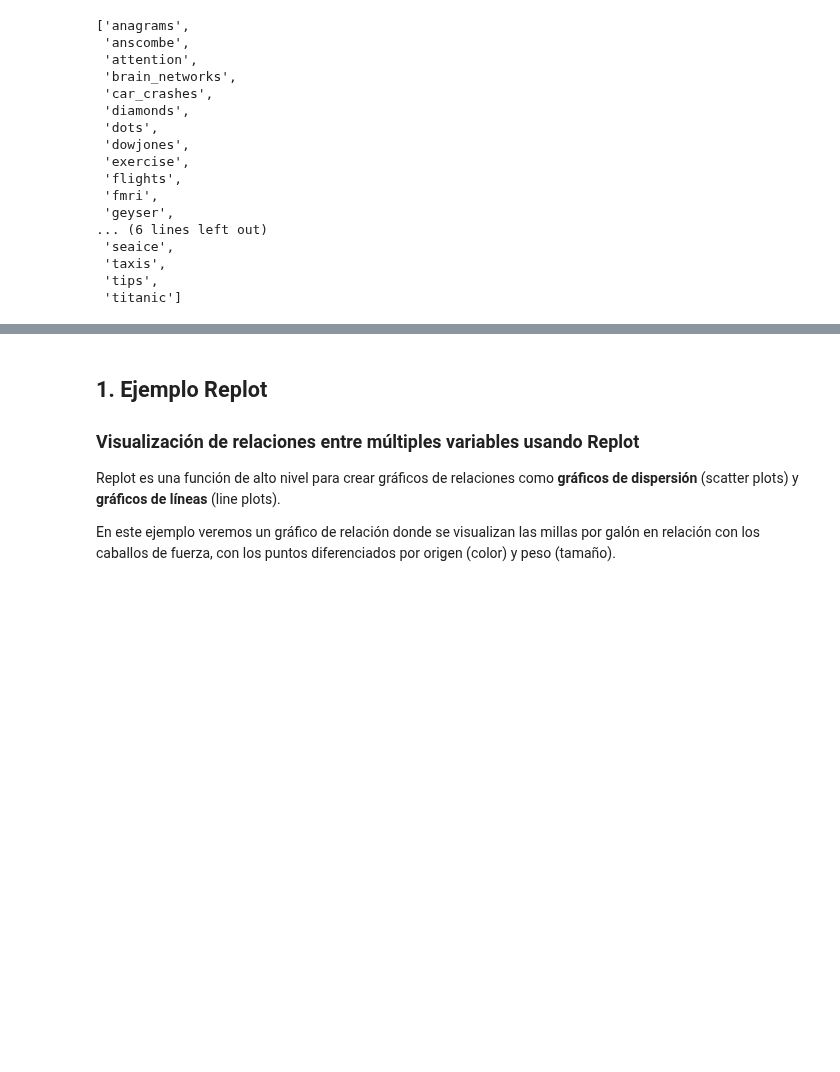
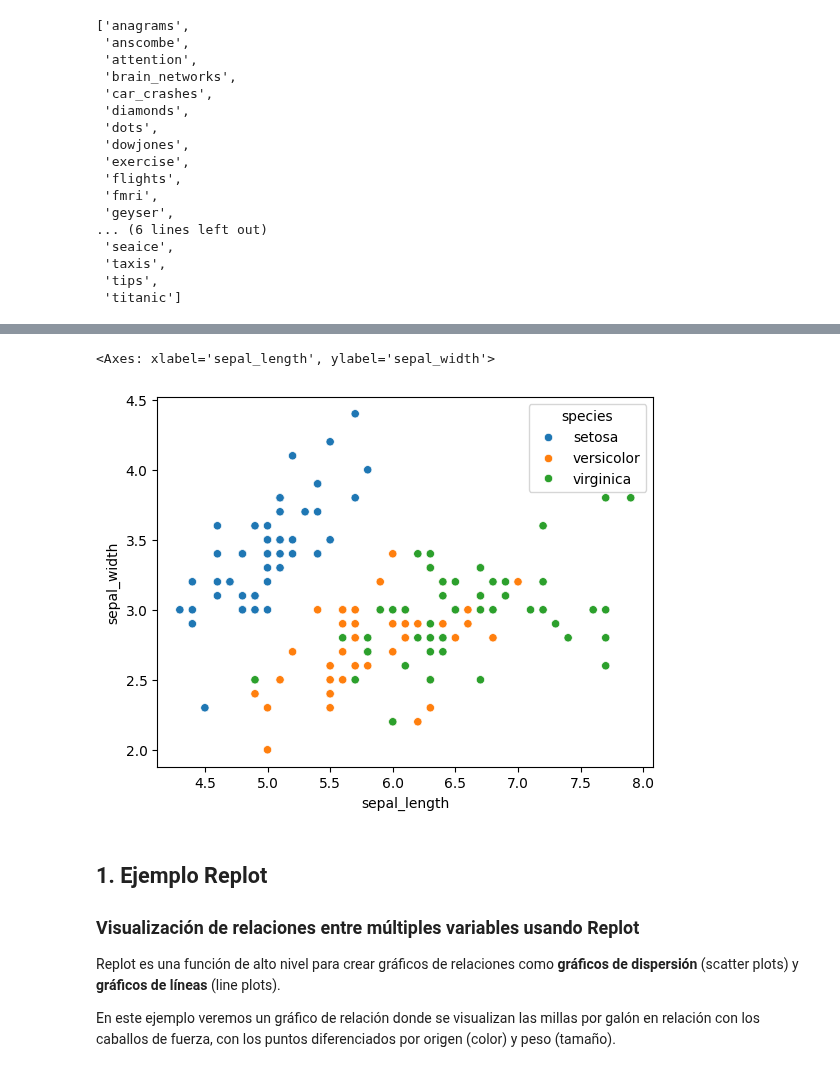
Before and after one commit to mpintoponce/python_utec, a Jupyter notebook: Modulo03:Visualizacion_de_Datos/05.Sesión_5_Ejemplos.ipynb, the cells around one changed output, grey strips where cells are left out. Cells and saved outputs as stored; diff of their text form; code cells hidden in the pictures; blank space fills up the shorter version.

```diff
--- a/Modulo03:Visualizacion_de_Datos/05.Sesión_5_Ejemplos.ipynb
+++ b/Modulo03:Visualizacion_de_Datos/05.Sesión_5_Ejemplos.ipynb
@@ -153,3 +173,11 @@ sns.scatterplot(x='sepal_length', y='sepal_width',data=iris) #hue='species'
+# %%
+#seaborn
+sns.scatterplot(x='sepal_length', y='sepal_width',data=iris, hue='species')
+
+#Con Matplotli es mayor cantidad de código el que se usa.
+# %% [output]
+<Axes: xlabel='sepal_length', ylabel='sepal_width'>
+[figure, added]
 # %% [markdown]
 ## 1. Ejemplo Replot
 ### Visualización de relaciones entre múltiples variables usando Replot
```
Also changed, not shown: parts of 9 cells of this notebook.
